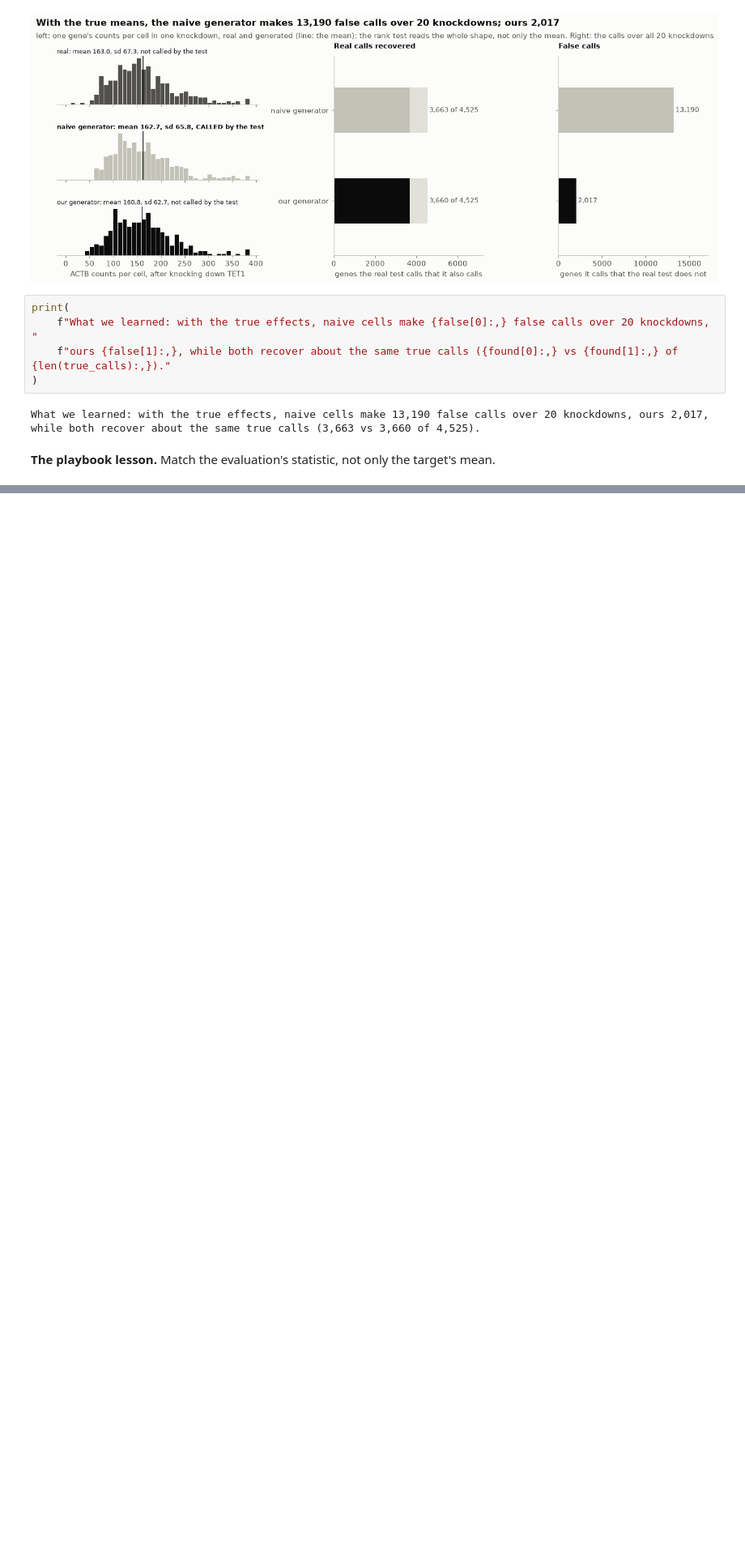
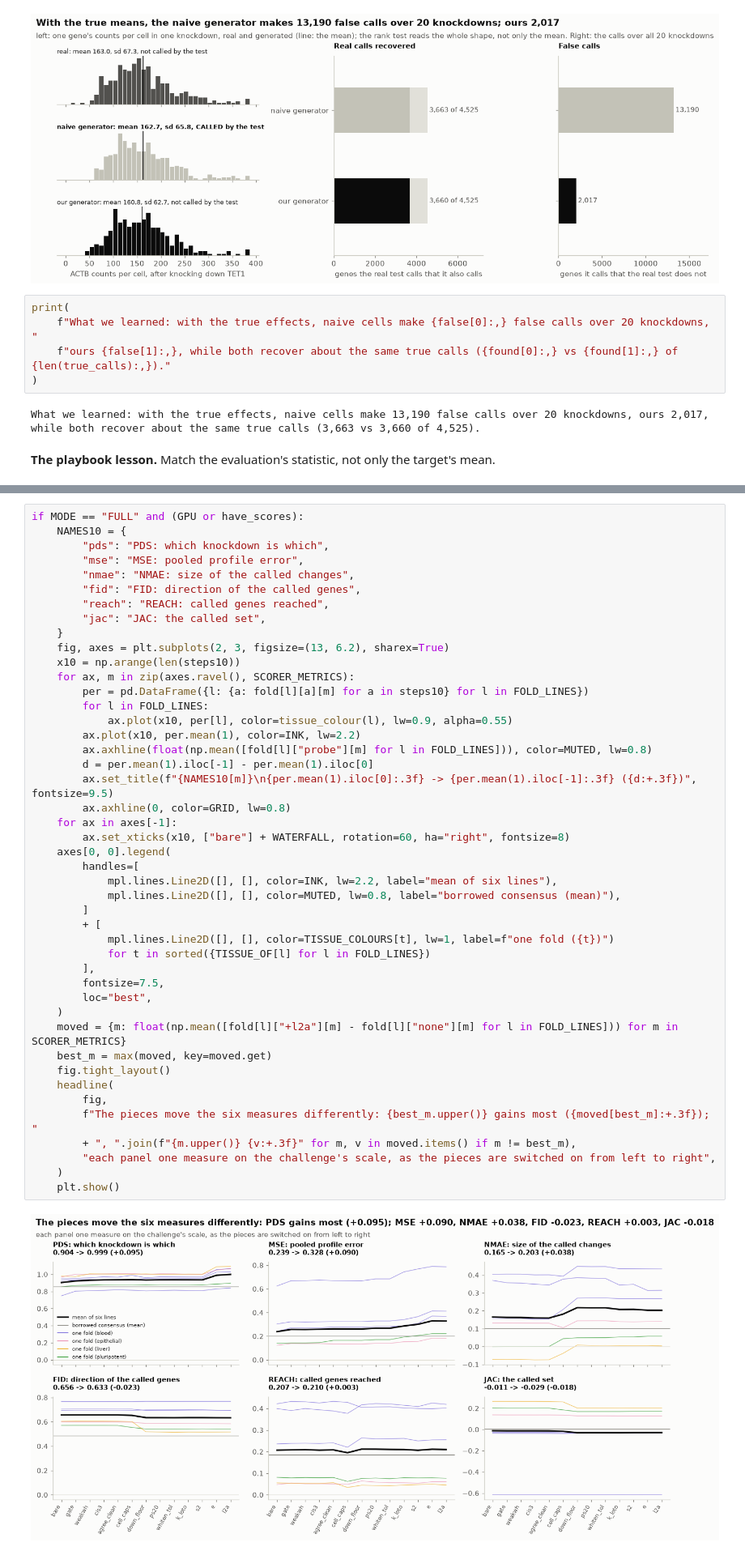
Before and after one commit to helenhenryz/vcc2026-perturbation-prediction, a Jupyter notebook: notebook.ipynb, the cells around one changed output, grey strips where cells are left out. Shown at 81% size. Drawn from its saved outputs; the diff is of its cells as text; blank space fills up the shorter version.

```diff
--- a/notebook.ipynb
+++ b/notebook.ipynb
@@ -1209,0 +1314,47 @@ What we learned: with the true effects, naive cells make 13,190 false calls over
+# %%
+if MODE == "FULL" and (GPU or have_scores):
+    NAMES10 = {
+        "pds": "PDS: which knockdown is which",
+        "mse": "MSE: pooled profile error",
+        "nmae": "NMAE: size of the called changes",
+        "fid": "FID: direction of the called genes",
+        "reach": "REACH: called genes reached",
+        "jac": "JAC: the called set",
+    }
+    fig, axes = plt.subplots(2, 3, figsize=(13, 6.2), sharex=True)
+    x10 = np.arange(len(steps10))
+    for ax, m in zip(axes.ravel(), SCORER_METRICS):
+        per = pd.DataFrame({l: {a: fold[l][a][m] for a in steps10} for l in FOLD_LINES})
+        for l in FOLD_LINES:
+            ax.plot(x10, per[l], color=tissue_colour(l), lw=0.9, alpha=0.55)
+        ax.plot(x10, per.mean(1), color=INK, lw=2.2)
+        ax.axhline(float(np.mean([fold[l]["probe"][m] for l in FOLD_LINES])), color=MUTED, lw=0.8)
+        d = per.mean(1).iloc[-1] - per.mean(1).iloc[0]
+        ax.set_title(f"{NAMES10[m]}\n{per.mean(1).iloc[0]:.3f} -> {per.mean(1).iloc[-1]:.3f} ({d:+.3f})", fontsize=9.5)
+        ax.axhline(0, color=GRID, lw=0.8)
+    for ax in axes[-1]:
+        ax.set_xticks(x10, ["bare"] + WATERFALL, rotation=60, ha="right", fontsize=8)
+    axes[0, 0].legend(
+        handles=[
+            mpl.lines.Line2D([], [], color=INK, lw=2.2, label="mean of six lines"),
+            mpl.lines.Line2D([], [], color=MUTED, lw=0.8, label="borrowed consensus (mean)"),
+        ]
+        + [
+            mpl.lines.Line2D([], [], color=TISSUE_COLOURS[t], lw=1, label=f"one fold ({t})")
+            for t in sorted({TISSUE_OF[l] for l in FOLD_LINES})
+        ],
+        fontsize=7.5,
+        loc="best",
+    )
+    moved = {m: float(np.mean([fold[l]["+l2a"][m] - fold[l]["none"][m] for l in FOLD_LINES])) for m in SCORER_METRICS}
+    best_m = max(moved, key=moved.get)
+    fig.tight_layout()
+    headline(
+        fig,
+        f"The pieces move the six measures differently: {best_m.upper()} gains most ({moved[best_m]:+.3f}); "
+        + ", ".join(f"{m.upper()} {v:+.3f}" for m, v in moved.items() if m != best_m),
+        "each panel one measure on the challenge's scale, as the pieces are switched on from left to right",
+    )
+    plt.show()
+# %% [output]
+[figure, added]
```
Also changed, not shown: parts of 5 cells of this notebook.
